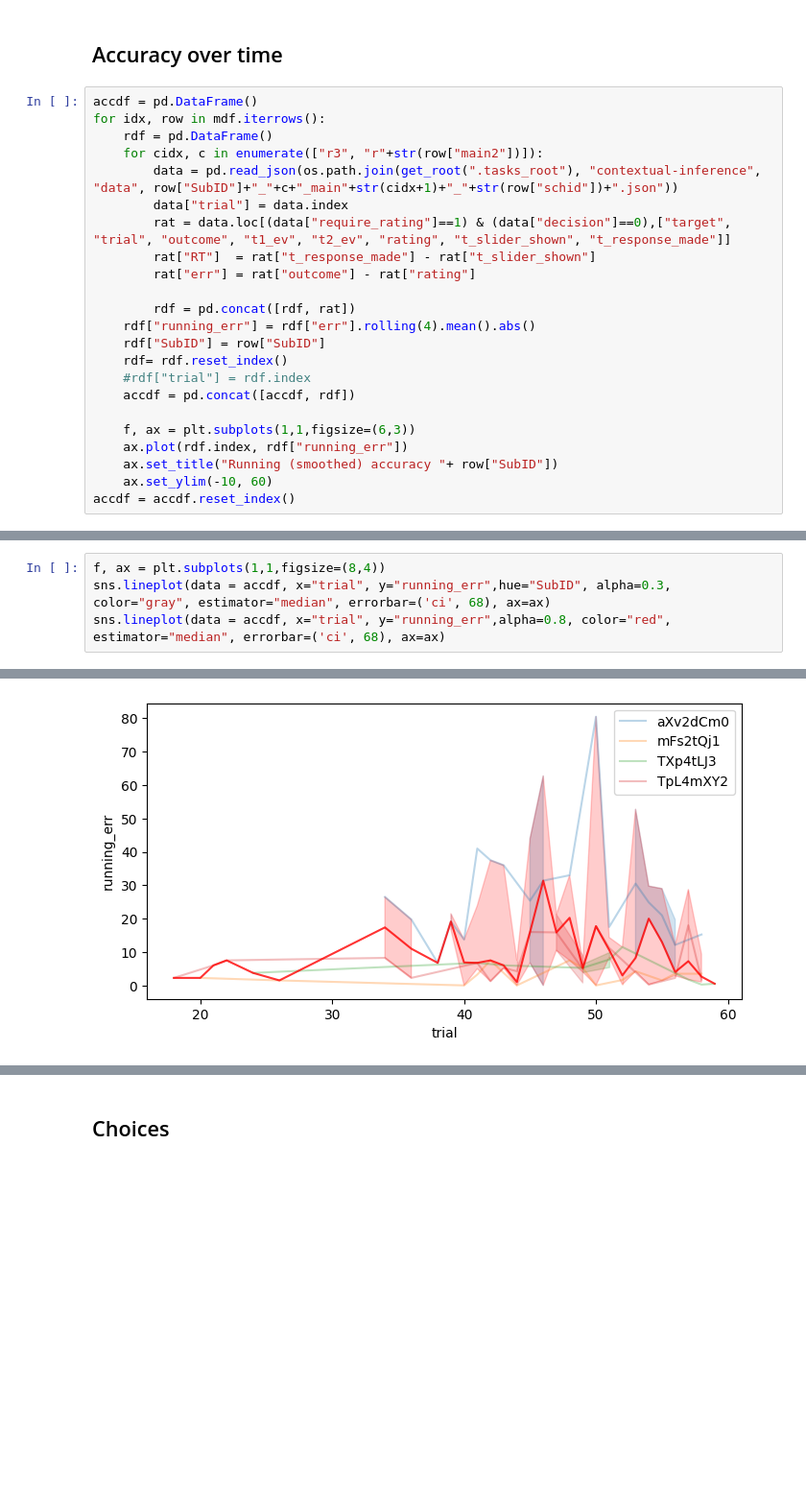
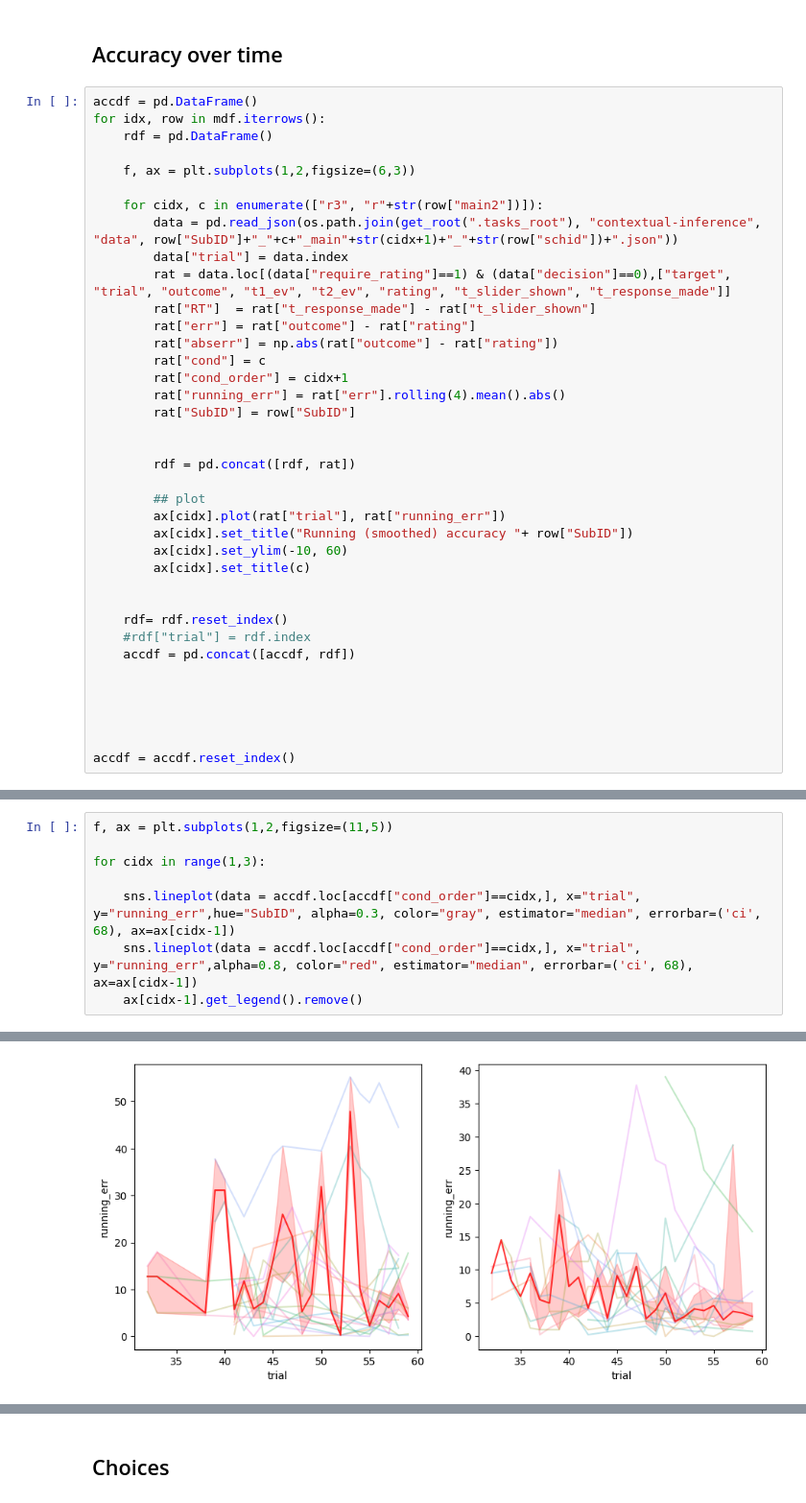
Before and after one commit to ozika/tasks-for-grants, a Jupyter notebook: contextual-inference/analysis/overview_analyses.ipynb, the cells around one changed output, grey strips where cells are left out. Shown at 96% size. Cells and saved outputs as stored; diff of their text form; blank space fills up the shorter version.

```diff
--- a/contextual-inference/analysis/overview_analyses.ipynb
+++ b/contextual-inference/analysis/overview_analyses.ipynb
@@ -24,23 +72,38 @@ mdf
 accdf = pd.DataFrame()
 for idx, row in mdf.iterrows():
     rdf = pd.DataFrame()
+
+    f, ax = plt.subplots(1,2,figsize=(6,3))
+
     for cidx, c in enumerate(["r3", "r"+str(row["main2"])]):
         data = pd.read_json(os.path.join(get_root(".tasks_root"), "contextual-inference", "data", row["SubID"]+"_"+c+"_main"+str(cidx+1)+"_"+str(row["schid"])+".json"))
         data["trial"] = data.index
         rat = data.loc[(data["require_rating"]==1) & (data["decision"]==0),["target", "trial", "outcome", "t1_ev", "t2_ev", "rating", "t_slider_shown", "t_response_made"]]
         rat["RT"]  = rat["t_response_made"] - rat["t_slider_shown"]
         rat["err"] = rat["outcome"] - rat["rating"]
+        rat["abserr"] = np.abs(rat["outcome"] - rat["rating"])
+        rat["cond"] = c
+        rat["cond_order"] = cidx+1
+        rat["running_err"] = rat["err"].rolling(4).mean().abs()
+        rat["SubID"] = row["SubID"]
+
 
         rdf = pd.concat([rdf, rat])
-    rdf["running_err"] = rdf["err"].rolling(4).mean().abs()
-    rdf["SubID"] = row["SubID"]
+
+        ## plot
+        ax[cidx].plot(rat["trial"], rat["running_err"])
+        ax[cidx].set_title("Running (smoothed) accuracy "+ row["SubID"])
+        ax[cidx].set_ylim(-10, 60)
+        ax[cidx].set_title(c)
+
+
     rdf= rdf.reset_index()
     #rdf["trial"] = rdf.index
     accdf = pd.concat([accdf, rdf])
 
-    f, ax = plt.subplots(1,1,figsize=(6,3))
-    ax.plot(rdf.index, rdf["running_err"])
-    ax.set_title("Running (smoothed) accuracy "+ row["SubID"])
-    ax.set_ylim(-10, 60)
+
+
+
+
 accdf = accdf.reset_index()
 # %% [output]
@@ -67,5 +144,9 @@ accdf
 # %%
-f, ax = plt.subplots(1,1,figsize=(8,4))
-sns.lineplot(data = accdf, x="trial", y="running_err",hue="SubID", alpha=0.3, color="gray", estimator="median", errorbar=('ci', 68), ax=ax)
-sns.lineplot(data = accdf, x="trial", y="running_err",alpha=0.8, color="red", estimator="median", errorbar=('ci', 68), ax=ax)
+f, ax = plt.subplots(1,2,figsize=(11,5))
+
+for cidx in range(1,3):
+
+    sns.lineplot(data = accdf.loc[accdf["cond_order"]==cidx,], x="trial", y="running_err",hue="SubID", alpha=0.3, color="gray", estimator="median", errorbar=('ci', 68), ax=ax[cidx-1])
+    sns.lineplot(data = accdf.loc[accdf["cond_order"]==cidx,], x="trial", y="running_err",alpha=0.8, color="red", estimator="median", errorbar=('ci', 68), ax=ax[cidx-1])
+    ax[cidx-1].get_legend().remove()
 # %% [output]
@@ -73 +153 @@ sns.lineplot(data = accdf, x="trial", y="running_err",alpha=0.8, color="red", es
-[figure, old version]
+[figure, new version]
```
Also changed, not shown: parts of 42 cells of this notebook, 6 other files.
